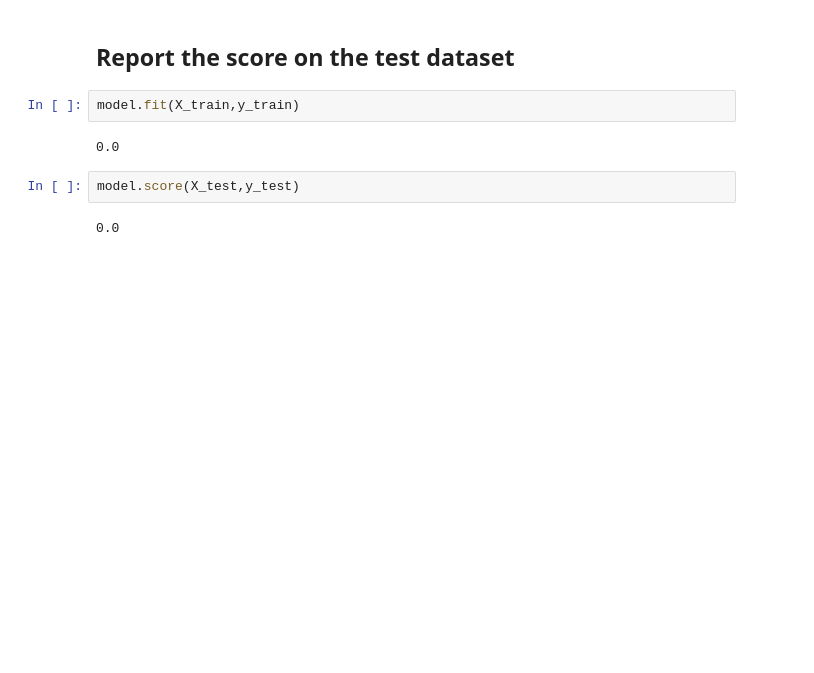
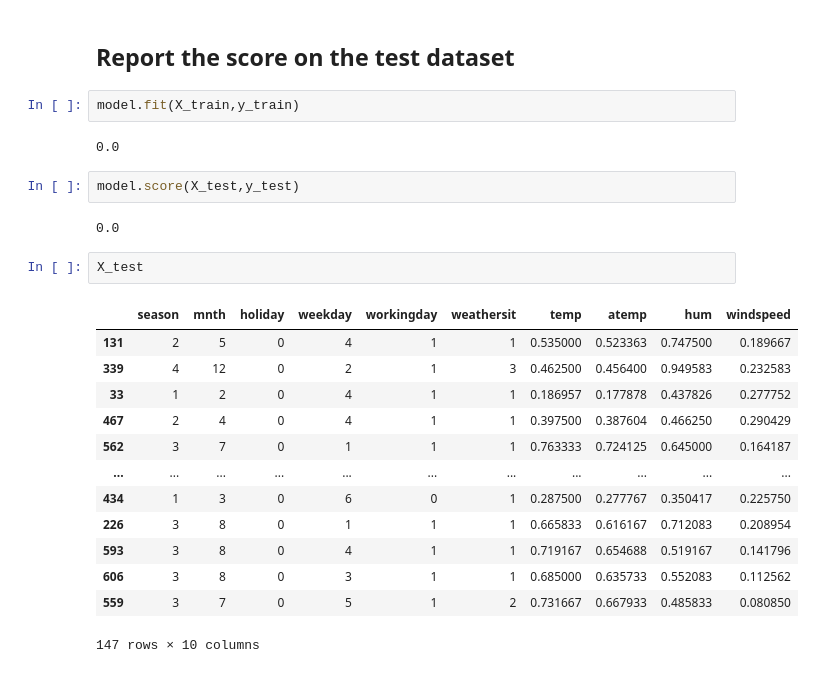
Before and after one commit to CharlesStockman/dataScience, a Jupyter notebook: magnimindAcademy/machineLearning/preprocessing/assignment3.ipynb, the cells around one changed output. Cells and saved outputs as stored; diff of their text form; blank space fills up the shorter version.

```diff
--- a/magnimindAcademy/machineLearning/preprocessing/assignment3.ipynb
+++ b/magnimindAcademy/machineLearning/preprocessing/assignment3.ipynb
@@ -263,3 +263,19 @@ model.fit(X_train,y_train)
 model.score(X_test,y_test)
 # %% [output]
 0.0
+# %%
+X_test
+# %% [output]
+|  | season | mnth | holiday | weekday | workingday | weathersit | temp | atemp | hum | windspeed |
+| 131 | 2 | 5 | 0 | 4 | 1 | 1 | 0.535000 | 0.523363 | 0.747500 | 0.189667 |
+| 339 | 4 | 12 | 0 | 2 | 1 | 3 | 0.462500 | 0.456400 | 0.949583 | 0.232583 |
+| 33 | 1 | 2 | 0 | 4 | 1 | 1 | 0.186957 | 0.177878 | 0.437826 | 0.277752 |
+| 467 | 2 | 4 | 0 | 4 | 1 | 1 | 0.397500 | 0.387604 | 0.466250 | 0.290429 |
+| 562 | 3 | 7 | 0 | 1 | 1 | 1 | 0.763333 | 0.724125 | 0.645000 | 0.164187 |
+| ... | ... | ... | ... | ... | ... | ... | ... | ... | ... | ... |
+| 434 | 1 | 3 | 0 | 6 | 0 | 1 | 0.287500 | 0.277767 | 0.350417 | 0.225750 |
+| 226 | 3 | 8 | 0 | 1 | 1 | 1 | 0.665833 | 0.616167 | 0.712083 | 0.208954 |
+| 593 | 3 | 8 | 0 | 4 | 1 | 1 | 0.719167 | 0.654688 | 0.519167 | 0.141796 |
+| 606 | 3 | 8 | 0 | 3 | 1 | 1 | 0.685000 | 0.635733 | 0.552083 | 0.112562 |
+| 559 | 3 | 7 | 0 | 5 | 1 | 2 | 0.731667 | 0.667933 | 0.485833 | 0.080850 |
+147 rows × 10 columns
```
Also changed, not shown: parts of 6 cells of this notebook, 2 other files.
